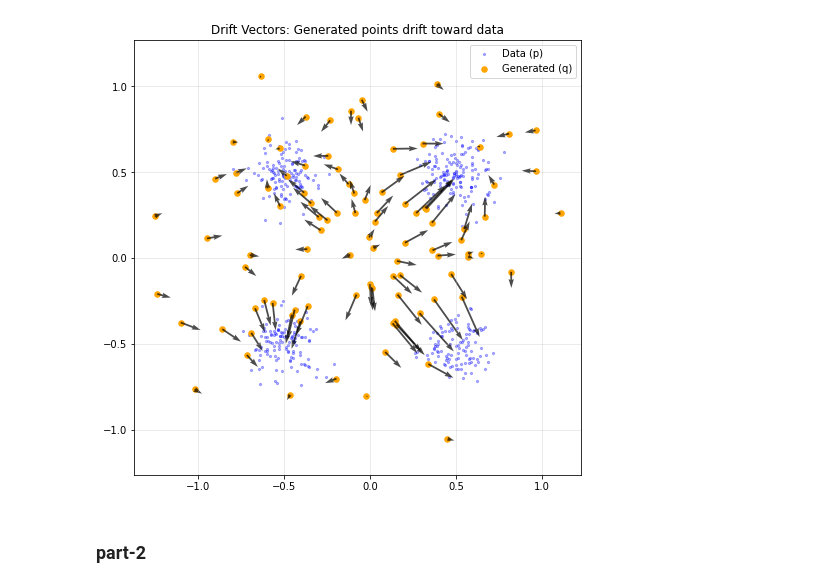
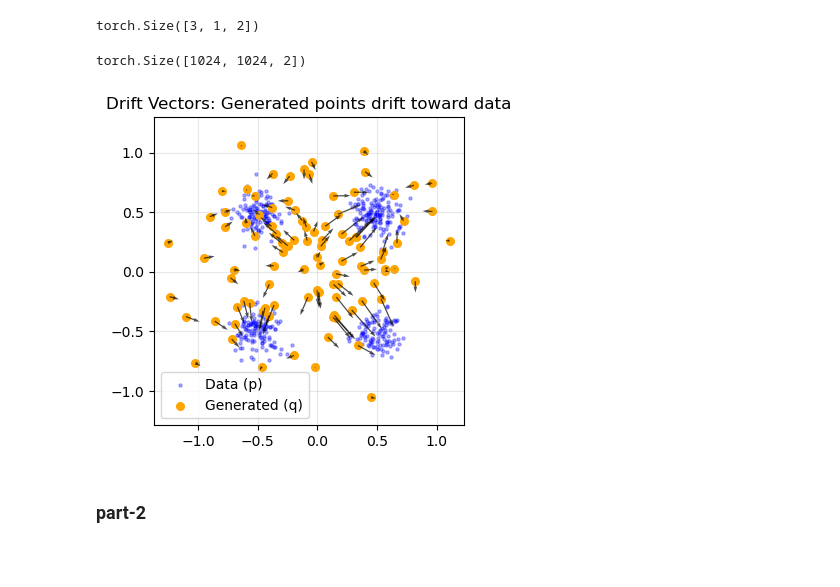
Before and after one commit to bilalhsp/diffusion-hub, a Jupyter notebook: notebooks/drifting_demo.ipynb, the cells around one changed output. Saved outputs shown, nothing was run; the diff lists cells and outputs as text; code cells hidden in the pictures; blank space fills up the shorter version.

```diff
--- a/notebooks/drifting_demo.ipynb
+++ b/notebooks/drifting_demo.ipynb
@@ -53,0 +392,8 @@ def compute_drift(gen: torch.Tensor, pos: torch.Tensor, temp: float = 0.05):
+# %%
+vectors.shape
+# %% [output]
+torch.Size([3, 1, 2])
+# %%
+vectors.shape
+# %% [output]
+torch.Size([1024, 1024, 2])
@@ -54,31 +407,31 @@ def compute_drift(gen: torch.Tensor, pos: torch.Tensor, temp: float = 0.05):
 # %%
 # Quick visualization of drift vectors
 torch.manual_seed(42)
 
 # Random generated points (from Gaussian)
 gen_test = torch.randn(100, 2) * 0.5
 
 # Target data: simple 4-mode Gaussian mixture
 centers = torch.tensor([[-0.5, -0.5], [-0.5, 0.5], [0.5, -0.5], [0.5, 0.5]])
 idx = torch.randint(0, 4, (500,))
 pos_test = centers[idx] + torch.randn(500, 2) * 0.1
 
 # Compute drift
 drift_test = compute_drift(gen_test, pos_test, temp=0.2)
 
 # Plot
-plt.figure(figsize=(8, 8))
+plt.figure(figsize=(4, 4))
 plt.scatter(pos_test[:, 0], pos_test[:, 1], s=5, alpha=0.3, c='blue', label='Data (p)')
 plt.scatter(gen_test[:, 0], gen_test[:, 1], s=30, c='orange', label='Generated (q)')
 plt.quiver(gen_test[:, 0], gen_test[:, 1], drift_test[:, 0], drift_test[:, 1],
            scale=3, color='black', alpha=0.7, width=0.004)
 plt.legend()
 plt.title('Drift Vectors: Generated points drift toward data')
 plt.axis('equal')
 plt.grid(True, alpha=0.3)
 plt.show()
 # %% [output]
-[figure, old version]
+[figure, new version]
 # %% [markdown]
 ### part-2
 # %%
```
Also changed, not shown: parts of 33 cells of this notebook, 18 other files.
